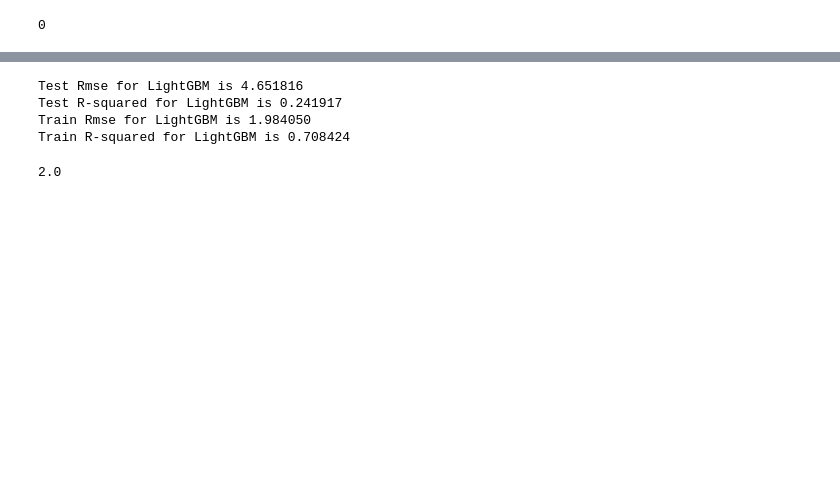
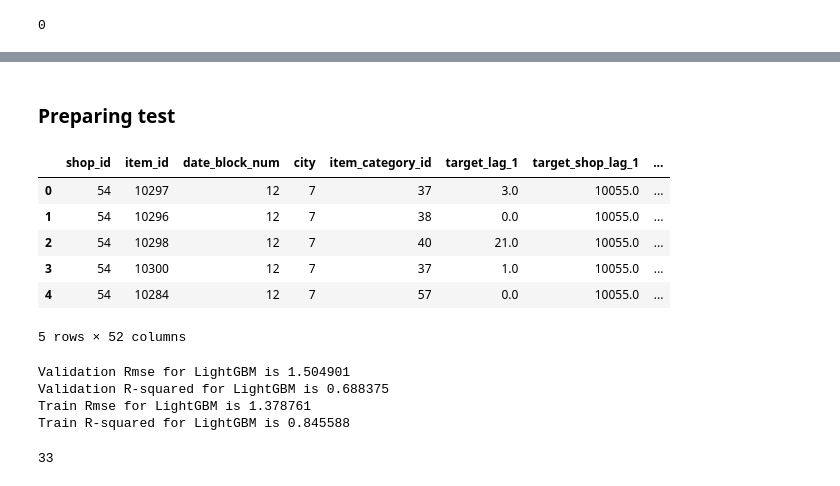
Before and after one commit to SusheendharVijay/Predict-Future-Sales-Competition-, a Jupyter notebook: Project2.ipynb, the cells around one changed output, grey strips where cells are left out. Saved outputs shown, nothing was run; the diff lists cells and outputs as text; code cells hidden in the pictures; blank space fills up the shorter version.

Commit message:
Project2-updated
debugged all problems and defined working functions for mean encoding and generating lag features

```diff
--- a/Project2.ipynb
+++ b/Project2.ipynb
@@ -188,0 +378,7 @@ all_data.head()
+# %%
+lag_features = [col for col in all_data1.columns if (('target' in col.split('_'))|('encoded' in col.split('_')))]
+non_lag_features = list(all_data1.columns.difference(lag_features))
+time_range = [1,2,3,6,12]
+# %%
+all_data2 = lag_features_func(lag_features,time_range,all_data2,non_lag_features)
+all_data2 = all_data2[all_data2.date_block_num>=12]
@@ -188,0 +398,8 @@ all_data.head()
+# %%
+calendar['month'] = calendar.date.apply(lambda x: int(x.split('-')[1]))
+gp = calendar.groupby('month').agg({'holiday':{'holidays_in_month':'sum'}})
+gp.columns = [col[0] if col[-1]=='' else col[-1] for col in gp.columns.values]
+all_data2['month'] = all_data2.date_block_num.apply(lambda block: (block%12) +1)
+all_data2 = pd.merge(all_data2,gp,how='left',on=['month'])
+del gp
+gc.collect();
@@ -189,12 +421,14 @@ all_data.head()
 # %%
-dates = all_data['date_block_num']
+dates = all_data2['date_block_num']
 last_block = dates.max()
 
 dates_train = dates[dates<last_block]
-dates_test = dates[dates==last_block]
+dates_val = dates[dates==last_block]
+present_encoded = [col for col in all_data2.columns if col.split('_')[-1]=='encoded']
+X_train = all_data2.loc[dates<last_block].drop(['target','target_shop','target_item']+present_encoded,axis=1)
+X_val = all_data2.loc[dates==last_block].drop(['target','target_shop','target_item'],axis=1)
 
-X_train = all_data.loc[dates<last_block].drop(to_drop_cols,axis=1)
-X_test = all_data.loc[dates==last_block].drop(to_drop_cols,axis=1)
-
-y_train = all_data.loc[dates<last_block,'target'].values
-y_test = all_data.loc[dates==last_block,'target'].values
+y_train = all_data2.loc[dates<last_block,'target'].values
+y_val = all_data2.loc[dates==last_block,'target'].values
+# %% [markdown]
+### Preparing test
@@ -201,9 +437,19 @@ y_test = all_data.loc[dates==last_block,'target'].values
+# %%
+X_train.head()
+# %% [output]
+|  | shop_id | item_id | date_block_num | city | item_category_id | target_lag_1 | target_shop_lag_1 | ... |
+| 0 | 54 | 10297 | 12 | 7 | 37 | 3.0 | 10055.0 | ... |
+| 1 | 54 | 10296 | 12 | 7 | 38 | 0.0 | 10055.0 | ... |
+| 2 | 54 | 10298 | 12 | 7 | 40 | 21.0 | 10055.0 | ... |
+| 3 | 54 | 10300 | 12 | 7 | 37 | 1.0 | 10055.0 | ... |
+| 4 | 54 | 10284 | 12 | 7 | 57 | 0.0 | 10055.0 | ... |
+5 rows × 52 columns
 # %%
 lgb_params = {
                 'feature_fraction':0.75,
                 'metric':'rmse',
                 'nthread':3,
-                'min_data_in_leaf':2**5,
+                'min_data_in_leaf':2**7,
                 'bagging_fraction':0.75,
                 'learning_rate':0.25,
                 'objective':'mse',
@@ -215,20 +461,20 @@ lgb_params = {
             }
 
 model = lgb.train(lgb_params,lgb.Dataset(X_train,label=y_train),num_boost_round=200)
-pred_lgb_val = model.predict(X_test)
+pred_lgb_val = model.predict(X_val)
 pred_lgb_tr = model.predict(X_train)
 
 
-print('Test Rmse for LightGBM is %f'% np.sqrt( mean_squared_error(y_test,pred_lgb_val)))
-print('Test R-squared for LightGBM is %f'% r2_score(y_test,pred_lgb_val))
+print('Validation Rmse for LightGBM is %f'% np.sqrt( mean_squared_error(y_val,pred_lgb_val)))
+print('Validation R-squared for LightGBM is %f'% r2_score(y_val,pred_lgb_val))
 print('Train Rmse for LightGBM is %f'% np.sqrt(mean_squared_error(y_train,pred_lgb_tr)))
 print('Train R-squared for LightGBM is %f'% r2_score(y_train,pred_lgb_tr))
 # %% [output]
-Test Rmse for LightGBM is 4.651816
-Test R-squared for LightGBM is 0.241917
-Train Rmse for LightGBM is 1.984050
-Train R-squared for LightGBM is 0.708424
+Validation Rmse for LightGBM is 1.504901
+Validation R-squared for LightGBM is 0.688375
+Train Rmse for LightGBM is 1.378761
+Train R-squared for LightGBM is 0.845588
-# %%
-np.sqrt(4)
-# %% [output]
-2.0
+# %%
+all_data1.date_block_num.max()
+# %% [output]
+33
```
Also changed, not shown: parts of 55 cells of this notebook.
